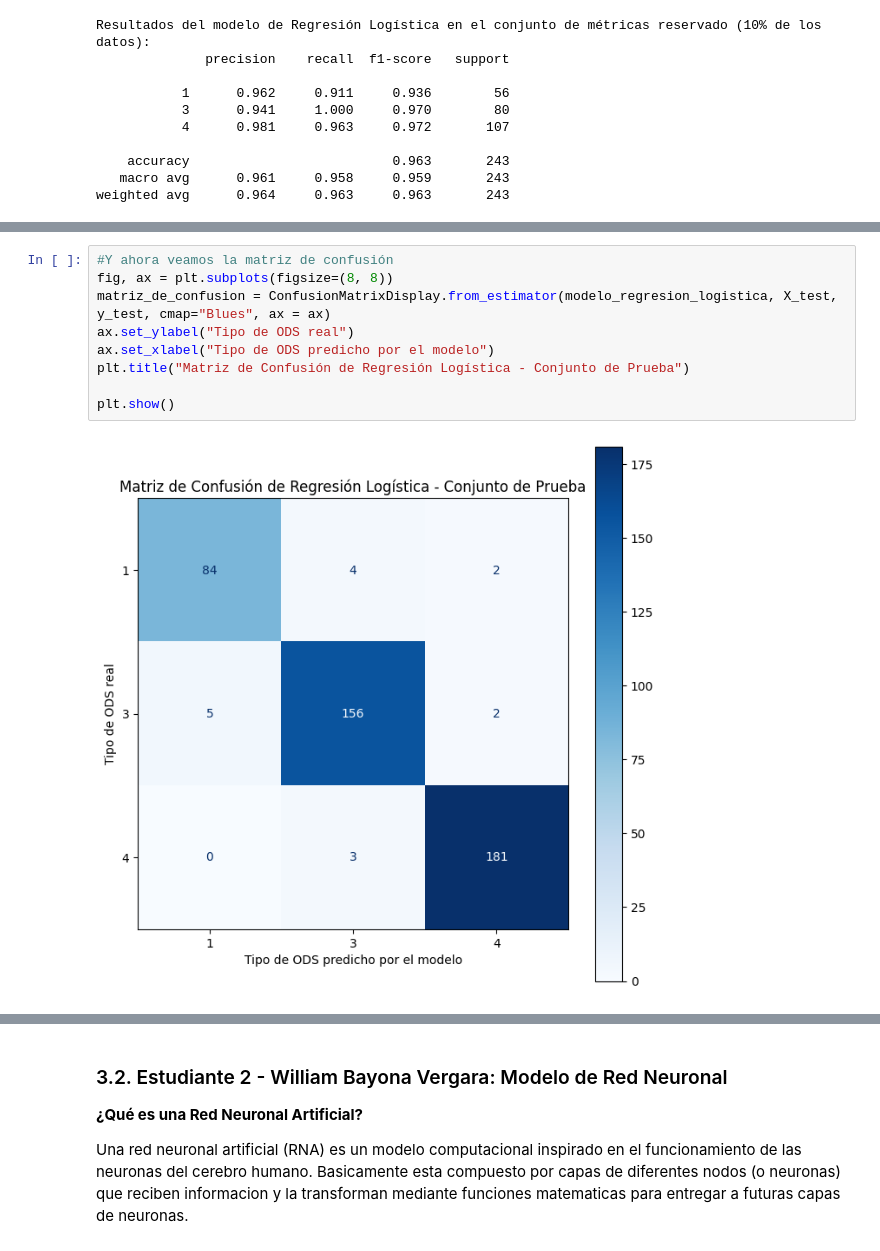
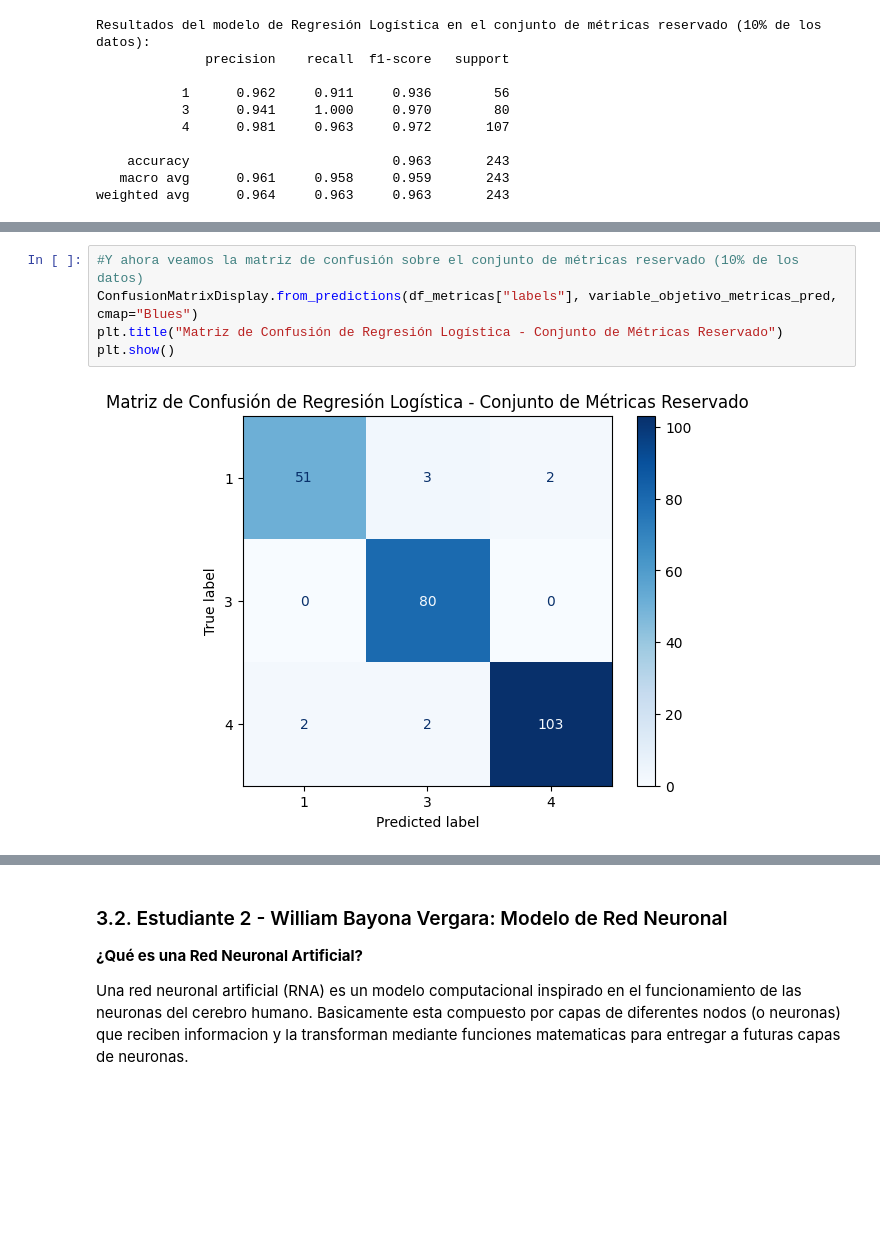
Before and after one commit to AnaHernandez20/Proyecto1E1-BI, a Jupyter notebook: Etapa1_ODS.ipynb, the cells around one changed output, grey strips where cells are left out. Cells and saved outputs as stored; diff of their text form; blank space fills up the shorter version.

```diff
--- a/Etapa1_ODS.ipynb
+++ b/Etapa1_ODS.ipynb
@@ -753,15 +753,11 @@ No, pues las métricas del conjunto de entrenamiento y del conjunto de prueba no
 
 - En este caso, aunque el modelo obtiene valores un poco mayores en entrenamiento, en el conjunto de prueba sigue alcanzando métricas muy altas e incluso similares a las del entrenamiento. Esto indica que el modelo generaliza bien y no hay overfitting.
 # %%
-#Y ahora veamos la matriz de confusión
-fig, ax = plt.subplots(figsize=(8, 8))
-matriz_de_confusion = ConfusionMatrixDisplay.from_estimator(modelo_regresion_logistica, X_test, y_test, cmap="Blues", ax = ax)
-ax.set_ylabel("Tipo de ODS real")
-ax.set_xlabel("Tipo de ODS predicho por el modelo")
-plt.title("Matriz de Confusión de Regresión Logística - Conjunto de Prueba")
-
+#Y ahora veamos la matriz de confusión sobre el conjunto de métricas reservado (10% de los datos)
+ConfusionMatrixDisplay.from_predictions(df_metricas["labels"], variable_objetivo_metricas_pred, cmap="Blues")
+plt.title("Matriz de Confusión de Regresión Logística - Conjunto de Métricas Reservado")
 plt.show()
 # %% [output]
-[figure, old version]
+[figure, new version]
 # %% [markdown]
 **Interpretación de la matriz de confusión**
```
Also changed, not shown: parts of 25 cells of this notebook, 5 other files.
